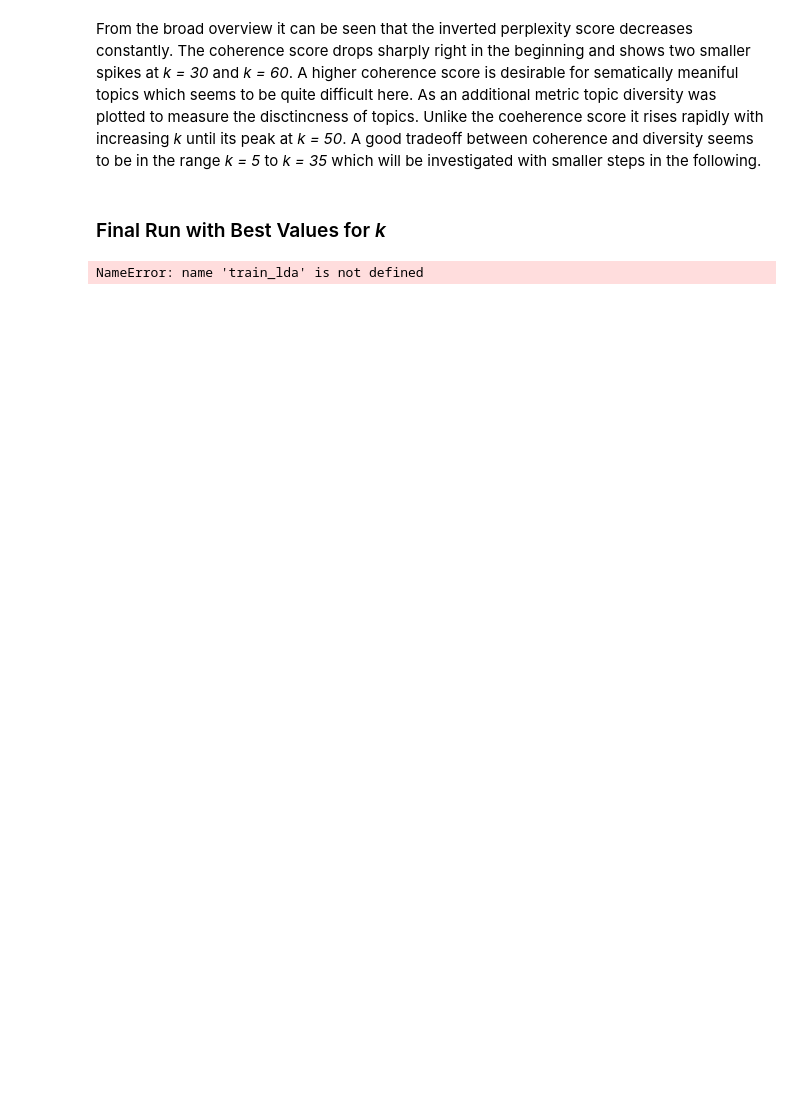
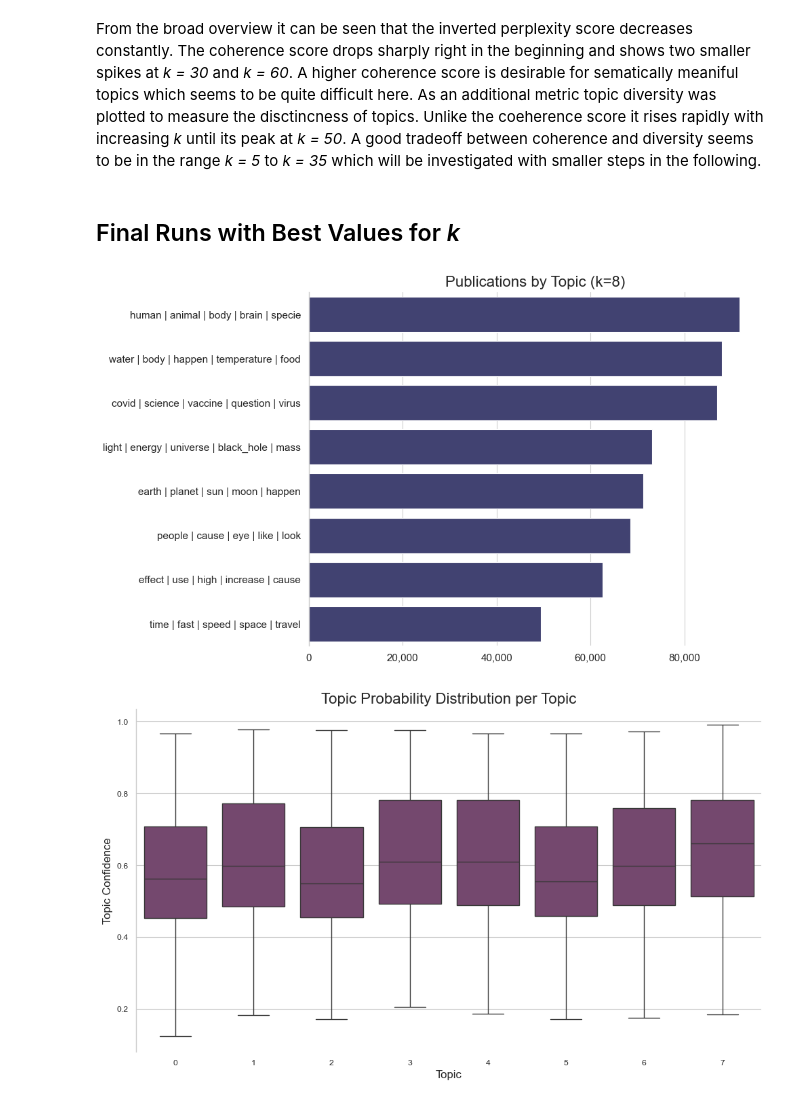
Before and after one commit to svenj-a/Topic_Modeling, a Jupyter notebook: Topic_Modeling_LDA.ipynb, the cells around one changed output. Saved outputs shown, nothing was run; the diff lists cells and outputs as text; code cells hidden in the pictures; blank space fills up the shorter version.

```diff
--- a/Topic_Modeling_LDA.ipynb
+++ b/Topic_Modeling_LDA.ipynb
@@ -229,20 +246,16 @@ Training LDA with k=50
 # %% [markdown]
 From the broad overview it can be seen that the inverted perplexity score decreases constantly. The coherence score drops sharply right in the beginning and shows two smaller spikes at *k = 30* and *k = 60*. A higher coherence score is desirable for sematically meaniful topics which seems to be quite difficult here. As an additional metric topic diversity was plotted to measure the disctincness of topics. Unlike the coeherence score it rises rapidly with increasing *k* until its peak at *k = 50*. A good tradeoff between coherence and diversity seems to be in the range *k = 5* to *k = 35* which will be investigated with smaller steps in the following.
 # %% [markdown]
-### Final Run with Best Values for *k*
+## Final Runs with Best Values for *k*
 # %%
 def get_topic_labels(model, vectorizer, n_words=5):
+    """Generate formatted labels for each topic based on the top words for each topic."""
 
     words = vectorizer.get_feature_names_out()
     topic_labels = {}
 
     for i, topic in enumerate(model.components_):
-
-        top_words = [
-            words[j]
-            for j in topic.argsort()[-n_words:][::-1]
-        ]
-
+        top_words = [words[j] for j in topic.argsort()[-n_words:][::-1]]
         topic_labels[i] = " | ".join(top_words)
 
     return topic_labels
@@ -307,17 +316,16 @@ def plot_box_topic_confidence(k):
     """
     Plot boxplot of topic probabilities with top words as legend.
     """
+
+    # Set color
+    color = plt.colormaps["tab20b"](16)
+
     # Create plot
     fig, ax = plt.subplots(figsize=(10, 6))
-
-    # Set default color if not provided
-    color = plt.colormaps["tab20b"](16)
-
-    # Boxplot
     sns.boxplot(
         data=df,
-        x="topic",
-        y="topic_prob",
+        x=f"topic_k{k}",
+        y=f"topic_prob_k{k}",
         color=color,
         ax=ax
     )
@@ -327,35 +335,45 @@ def plot_box_topic_confidence(k):
     ax.set_xlabel("Topic", fontsize=12)
     ax.set_ylabel("Topic Confidence", fontsize=12)
 
-    # Despine plot
+    # Despine
     for spine in ['top', 'right', 'bottom']:
         ax.spines[spine].set_visible(False)
 
-    fig.subplots_adjust(right=0.7)
     plt.tight_layout()
+
+    # Save and show
     plt.savefig(f"viz/LDA_topic_confidence_k{k}.png", dpi=300)
     plt.show()
 # %%
 k = 8
+
 lda = train_lda(k, X)
 doc_topics = lda.transform(X)
 
-# Assign topics to documents
-df["topic"] = doc_topics.argmax(axis=1)
-df["topic_prob"] = doc_topics.max(axis=1)
+# Assign topics to documents and add to df
+df[f"topic_k{k}"] = doc_topics.argmax(axis=1)
+df[f"topic_prob_k{k}"] = doc_topics.max(axis=1)
 
 # Get topic labels
 topic_labels = get_topic_labels(lda, vectorizer)
-print(topic_labels)
+df[f'topic_label_k{k}'] = df[f"topic_k{k}"].map(topic_labels)
+
+# Get and save top words
+top_words = get_top_words(lda, vectorizer, n_top=15)
+top_words_df = pd.DataFrame({
+    f"Topic {i}": words for i, words in enumerate(top_words)
+})
+top_words_df.to_csv(f"topics/LDA_top_words_k{k}.csv", index=False)
 
 # Plot topic distribution
-plot_bars_topic_distribution(model=lda, k=k)
+plot_bars_topic_distribution(k=k)
 
 # Plot topic confidence
 plot_box_topic_confidence(k=k)
 
 # pyLDAvis visualization
 viz = pyLDAvis.lda_model.prepare(lda, X, vectorizer)
 pyLDAvis.display(viz)
 # %% [output]
-NameError: name 'train_lda' is not defined
+[figure, added]
+[figure, added]
```
Also changed, not shown: parts of 16 cells of this notebook, 28 other files.
